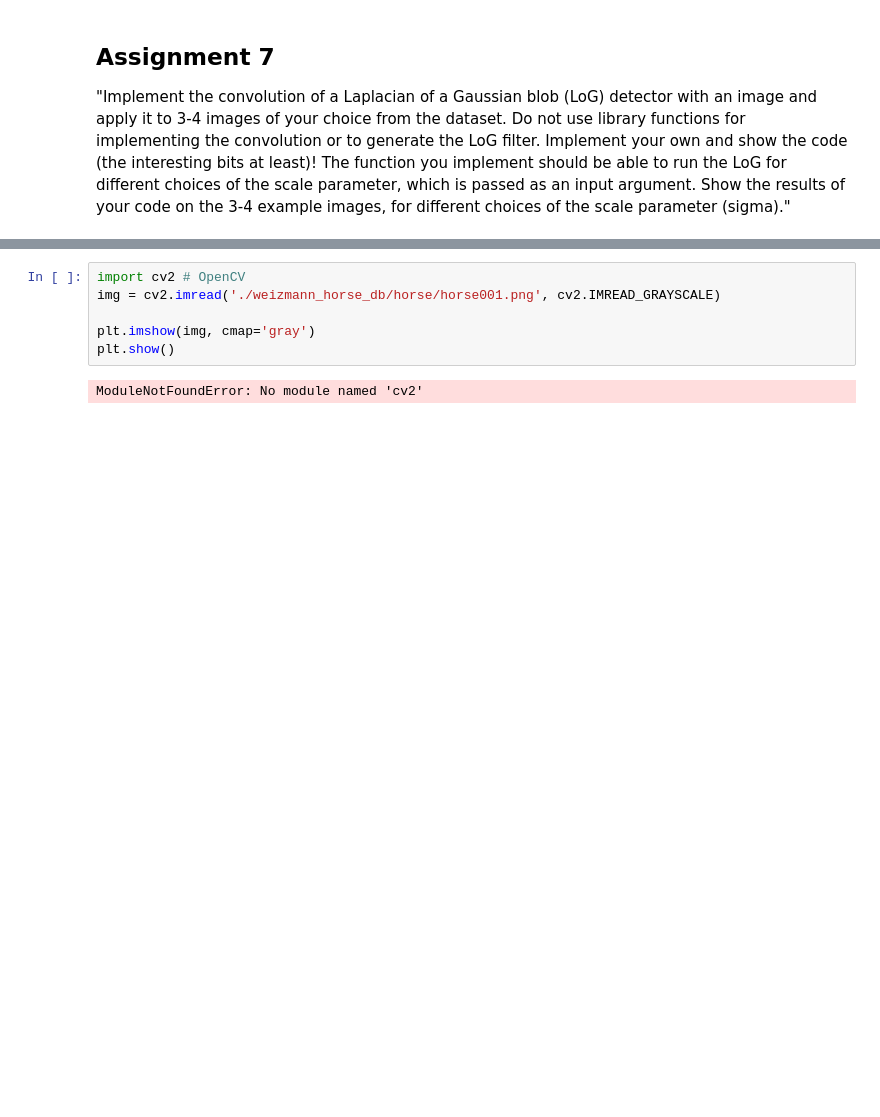
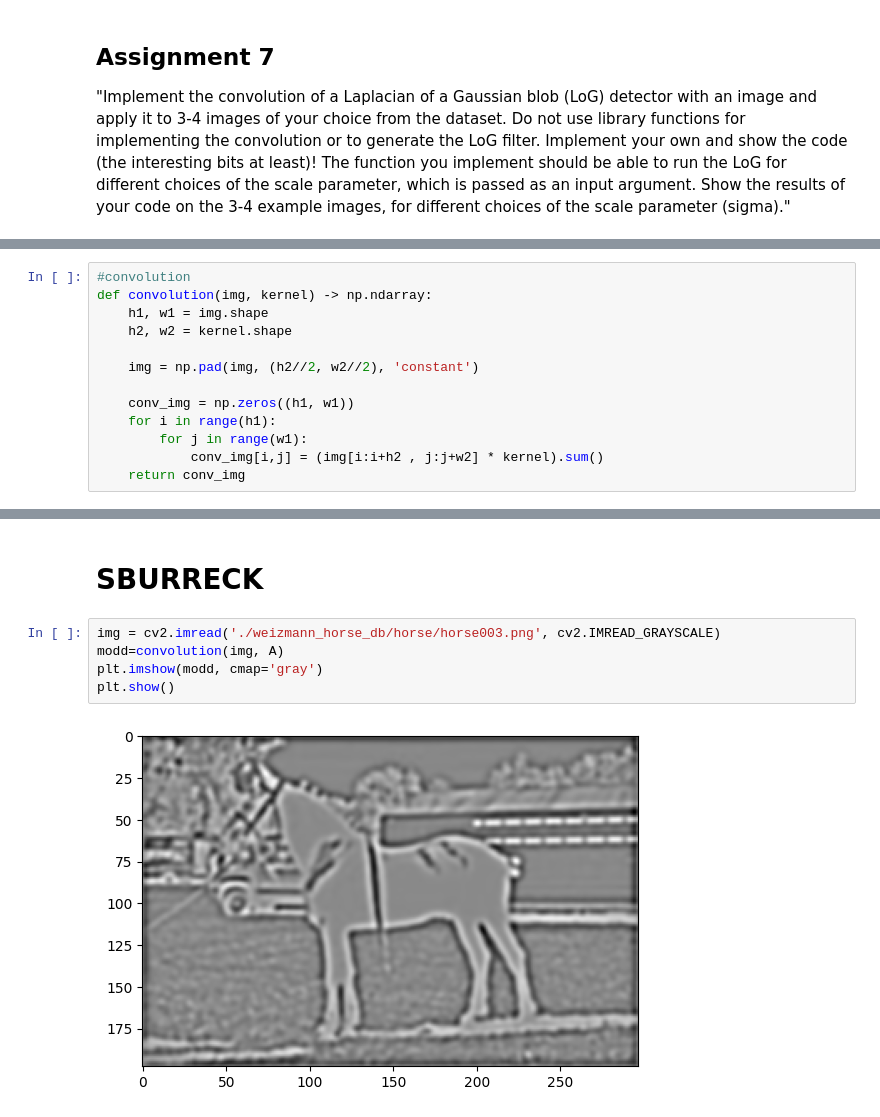
Before and after one commit to AliceNi99/ISPR-notebook, a Jupyter notebook: task7.ipynb, the cells around one changed output, grey strips where cells are left out. Drawn from its saved outputs; the diff is of its cells as text; blank space fills up the shorter version.

```diff
--- a/task7.ipynb
+++ b/task7.ipynb
@@ -5,0 +18,13 @@ uhuhuh
+# %%
+#convolution
+def convolution(img, kernel) -> np.ndarray:
+    h1, w1 = img.shape
+    h2, w2 = kernel.shape
+
+    img = np.pad(img, (h2//2, w2//2), 'constant')
+
+    conv_img = np.zeros((h1, w1))
+    for i in range(h1):
+        for j in range(w1):
+            conv_img[i,j] = (img[i:i+h2 , j:j+w2] * kernel).sum()
+    return conv_img
@@ -6,8 +54,9 @@ uhuhuh
+# %% [markdown]
+# SBURRECK
 # %%
-import cv2 # OpenCV
-img = cv2.imread('./weizmann_horse_db/horse/horse001.png', cv2.IMREAD_GRAYSCALE)
-
-plt.imshow(img, cmap='gray')
+img = cv2.imread('./weizmann_horse_db/horse/horse003.png', cv2.IMREAD_GRAYSCALE)
+modd=convolution(img, A)
+plt.imshow(modd, cmap='gray')
 plt.show()
 # %% [output]
-ModuleNotFoundError: No module named 'cv2'
+[figure, added]
```
Also changed, not shown: parts of 11 cells of this notebook, 2 other files.
